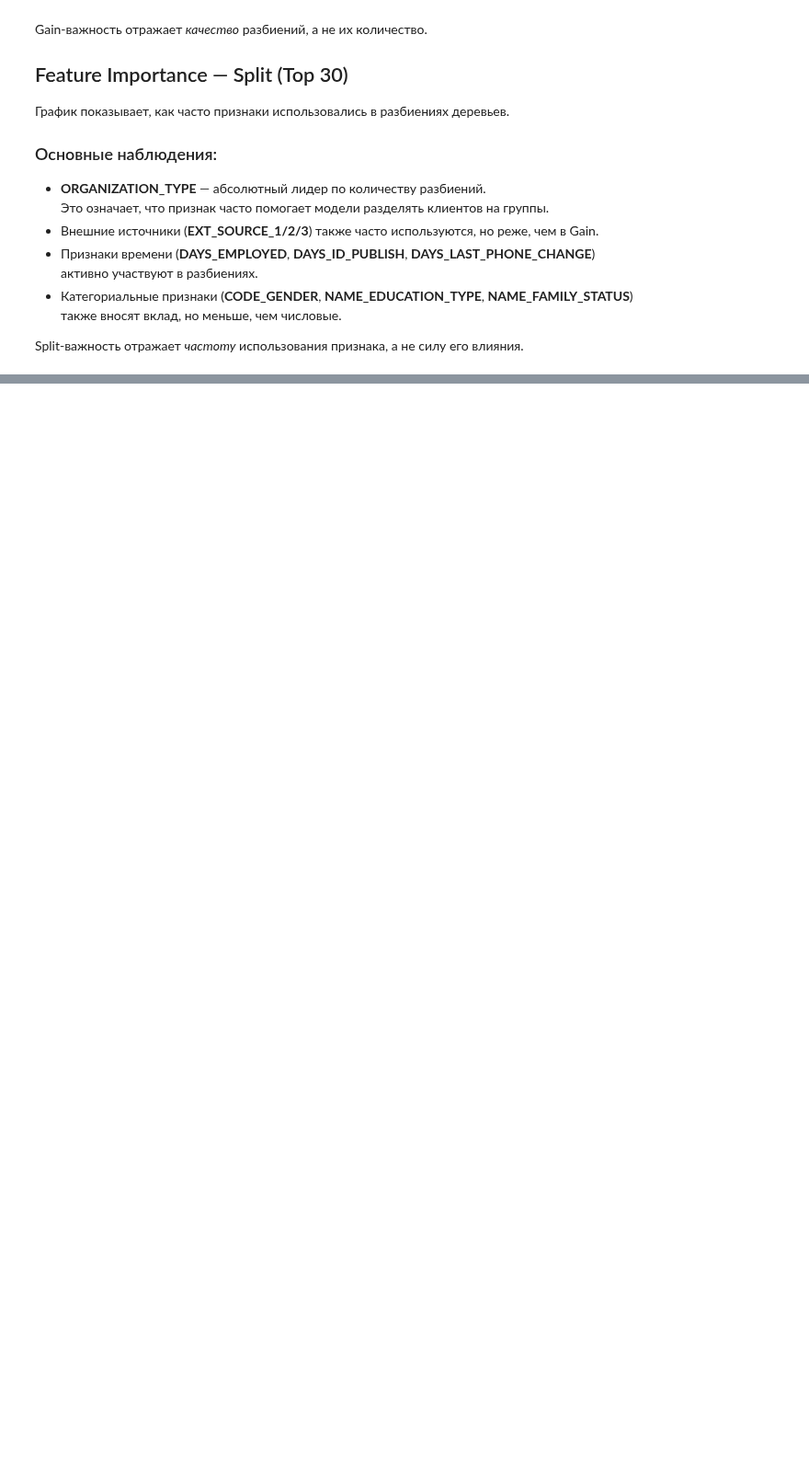
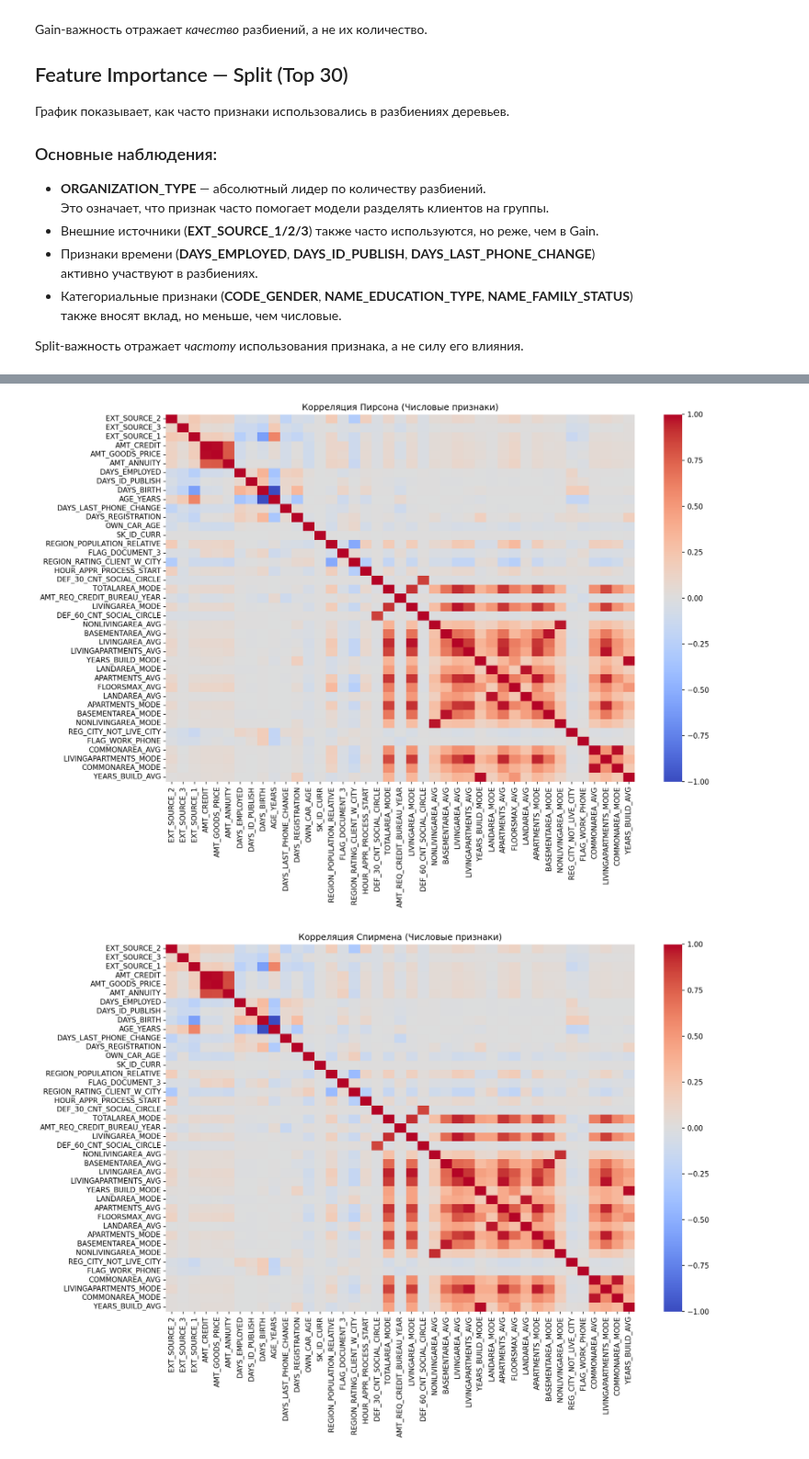
Before and after one commit to Kashutin1961/Diploma_Project, a Jupyter notebook: diploma_project.ipynb, the cells around one changed output, grey strips where cells are left out. Shown at 92% size. Drawn from its saved outputs; the diff is of its cells as text; code cells hidden in the pictures; blank space fills up the shorter version.

Commit message:
Stage 4 — Completed.

```diff
--- a/diploma_project.ipynb
+++ b/diploma_project.ipynb
@@ -4036,0 +4650,64 @@ Stage 3 итоги сохранены в: data/stage_outputs/stage3_baseline/sta
+# %%
+# ---------------------------------------------------------
+# Stage 4 — Step 7: Корреляционные матрицы и тепловые карты
+# ---------------------------------------------------------
+
+# Базовая папка для Stage 4
+stage4_base = "data/stage_outputs/stage4_bivariate/bivariate_v1/"
+heatmap_dir = os.path.join(stage4_base, "heatmaps")
+
+# Безопасность: убедимся, что папка существует
+os.makedirs(heatmap_dir, exist_ok=True)
+
+# ---------------------------------------------------------
+# Корреляция Пирсона (Числовые признаки)
+# ---------------------------------------------------------
+plt.figure(figsize=(14, 10))
+sns.heatmap(
+    X[num_feats].corr(method="pearson"),
+    cmap="coolwarm",
+    center=0
+)
+plt.title("Корреляция Пирсона (Числовые признаки)")
+plt.tight_layout()
+plt.savefig(os.path.join(heatmap_dir, "pearson_heatmap.png"), dpi=300)
+plt.show()
+
+# ---------------------------------------------------------
+# Корреляция Спирмена (Числовые признаки)
+# ---------------------------------------------------------
+plt.figure(figsize=(14, 10))
+sns.heatmap(
+    X[num_feats].corr(method="spearman"),
+    cmap="coolwarm",
+    center=0
+)
+plt.title("Корреляция Спирмена (Числовые признаки)")
+plt.tight_layout()
+plt.savefig(os.path.join(heatmap_dir, "spearman_heatmap.png"), dpi=300)
+plt.show()
+
+# ---------------------------------------------------------
+# Кодирование категориальных признаков с помощью Target Encoding
+# ---------------------------------------------------------
+from category_encoders import TargetEncoder
+
+te = TargetEncoder(cols=cat_feats)
+X_cat_te = te.fit_transform(X[cat_feats], y)
+
+# Корреляционная матрица для категориальных признаков после Target Encoding
+corr_cat = X_cat_te.corr(method="pearson")
+
+plt.figure(figsize=(14, 10))
+sns.heatmap(
+    corr_cat,
+    cmap="coolwarm",
+    center=0
+)
+plt.title("Корреляция категориальных признаков (Target Encoding)")
+plt.tight_layout()
+plt.savefig(os.path.join(heatmap_dir, "categorical_heatmap.png"), dpi=300)
+plt.show()
+# %% [output]
+[figure, added]
+[figure, added]
```
Also changed, not shown: parts of 22 cells of this notebook.
